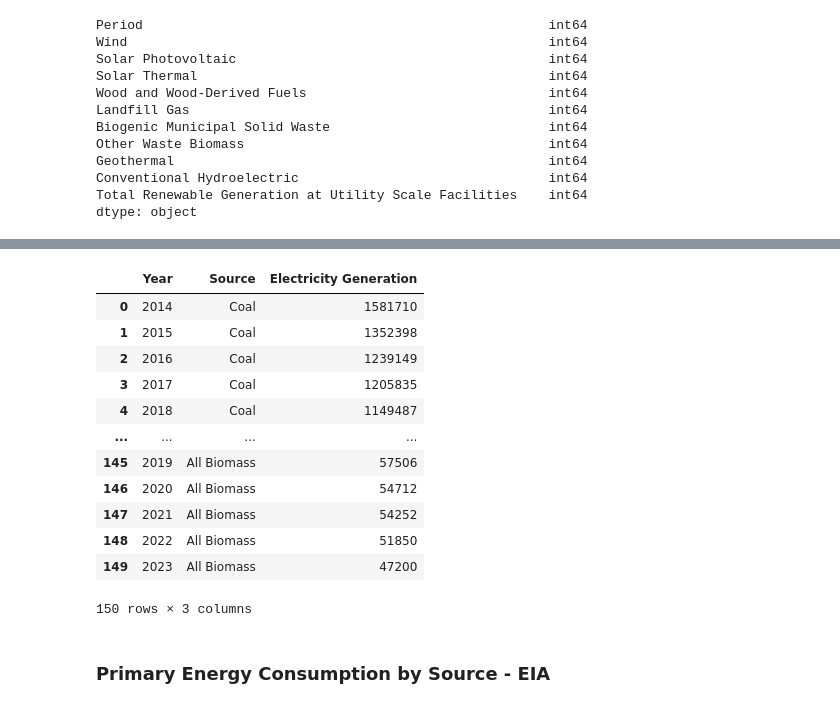
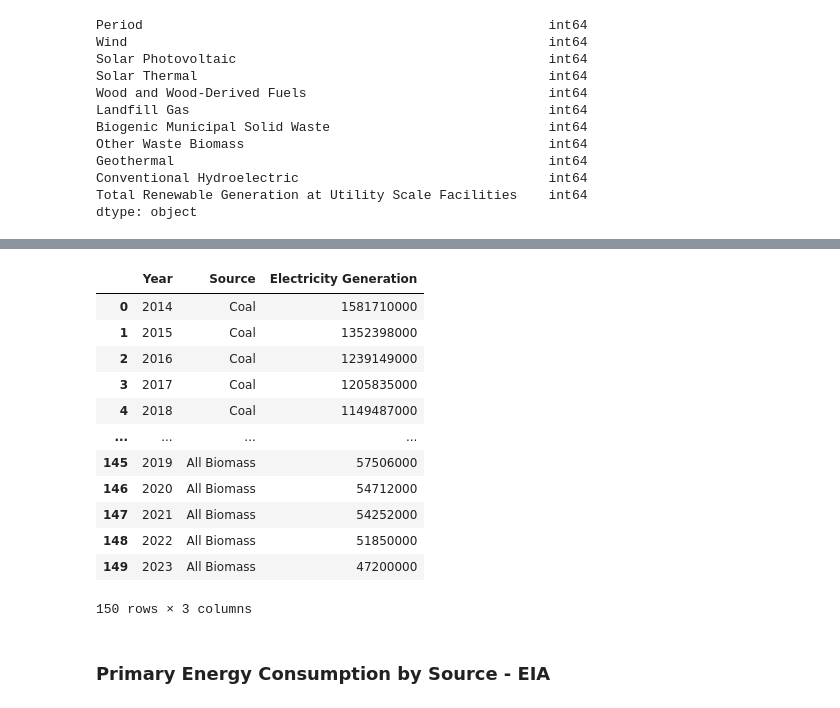
Before and after one commit to yosephhabtu/DATA205, a Jupyter notebook: DATA205_Capstone_Project_Data_Ingestion_and_EDA.ipynb, the cells around one changed output, grey strips where cells are left out. Cells and saved outputs as stored; diff of their text form; code cells hidden in the pictures.

```diff
--- a/DATA205_Capstone_Project_Data_Ingestion_and_EDA.ipynb
+++ b/DATA205_Capstone_Project_Data_Ingestion_and_EDA.ipynb
@@ -601,30 +601,33 @@ elec_gen_all.head()
 # %%
 # Adding a column summarizing all fossil fuel sources
 elec_gen_all['All Fossil Fuels'] = elec_gen_all.loc[:, ['Coal', 'Natural Gas', 'Other Fossil Gas', 'Petroleum']].sum(axis=1)
 
 # Adding a column summarizing all biomass sources
 elec_gen_all['All Biomass'] = elec_gen_all.loc[:, ['Wood and Wood-Derived Fuels', 'Landfill Gas', 'Biogenic Municipal Solid Waste', 'Other Waste Biomass']].sum(axis=1)
 elec_gen_all.head()
 
 # Renaming the 'Period' column to 'Year' to maximize consistency of variable names across datasets
 elec_gen_all.rename(columns={'Period': 'Year'}, inplace=True)
 
 # Reshaping the DataFrame so that the data can be grouped by energy source
 elec_gen_all = elec_gen_all.melt(id_vars=['Year'], var_name='Source', value_name='Electricity Generation')
+
+# Converting the electricity generation values from thousand MWh to MWh
+elec_gen_all['Electricity Generation'] = elec_gen_all['Electricity Generation'] * 1000
 elec_gen_all
 # %% [output]
 |  | Year | Source | Electricity Generation |
-| 0 | 2014 | Coal | 1581710 |
-| 1 | 2015 | Coal | 1352398 |
-| 2 | 2016 | Coal | 1239149 |
-| 3 | 2017 | Coal | 1205835 |
-| 4 | 2018 | Coal | 1149487 |
+| 0 | 2014 | Coal | 1581710000 |
+| 1 | 2015 | Coal | 1352398000 |
+| 2 | 2016 | Coal | 1239149000 |
+| 3 | 2017 | Coal | 1205835000 |
+| 4 | 2018 | Coal | 1149487000 |
 | ... | ... | ... | ... |
-| 145 | 2019 | All Biomass | 57506 |
-| 146 | 2020 | All Biomass | 54712 |
-| 147 | 2021 | All Biomass | 54252 |
-| 148 | 2022 | All Biomass | 51850 |
-| 149 | 2023 | All Biomass | 47200 |
+| 145 | 2019 | All Biomass | 57506000 |
+| 146 | 2020 | All Biomass | 54712000 |
+| 147 | 2021 | All Biomass | 54252000 |
+| 148 | 2022 | All Biomass | 51850000 |
+| 149 | 2023 | All Biomass | 47200000 |
 150 rows × 3 columns
 # %% [markdown]
 ### Primary Energy Consumption by Source - EIA
```
Also changed, not shown: parts of 5 cells of this notebook.
